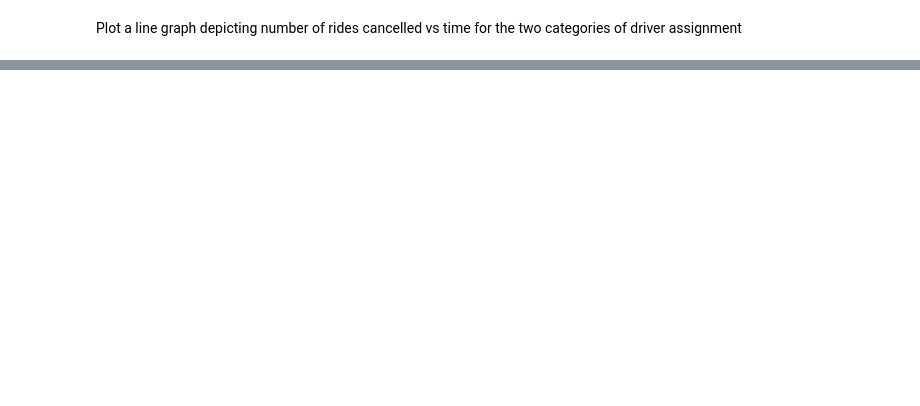
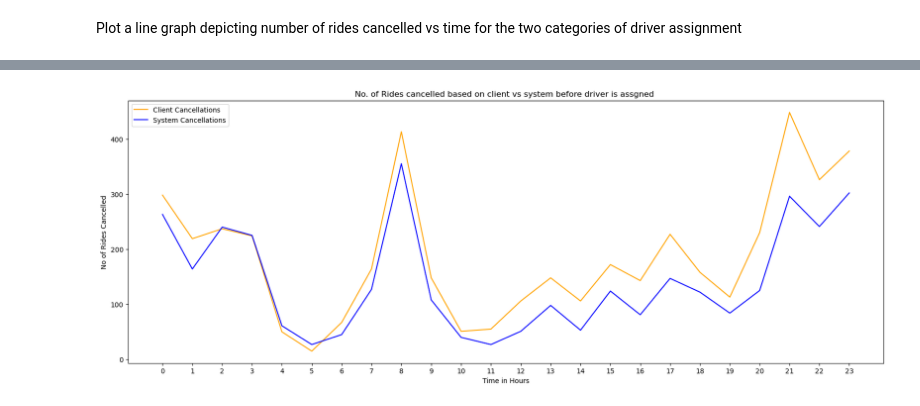
Before and after one commit to pkcommits/Python-Projects, a Jupyter notebook: taxi_analysis/analysis2.ipynb, the cells around one changed output, grey strips where cells are left out. Saved outputs shown, nothing was run; the diff lists cells and outputs as text; code cells hidden in the pictures; blank space fills up the shorter version.

```diff
--- a/taxi_analysis/analysis2.ipynb
+++ b/taxi_analysis/analysis2.ipynb
@@ -46,0 +49,10 @@ group_time_DNA = cancelled_before_assigned.groupby('hour')['hour'].count().reset
+# %%
+
+client_cancelled = cancelled_before_assigned[cancelled_before_assigned['order_status_key'] == 4]
+#print(client_cancelled.info())
+client_cancelled = client_cancelled.groupby('hour')['hour'].count().reset_index(name='rides')
+
+system_cancelled =  cancelled_before_assigned[cancelled_before_assigned['order_status_key'] == 9]
+system_cancelled = system_cancelled.groupby('hour')['hour'].count().reset_index(name='rides')
+print(system_cancelled.info())
+#print(system_cancelled)
@@ -60,0 +85,12 @@ plt.show()
+# %%
+plt.figure(figsize=(20,7))
+plt.plot(client_cancelled['hour'], client_cancelled['rides'], color = 'orange', label = 'Client Cancellations')
+plt.plot(system_cancelled['hour'], system_cancelled['rides'], color = 'blue', label = 'System Cancellations')
+plt.xticks(client_cancelled['hour'])
+plt.title('No. of Rides cancelled based on client vs system before driver is assgned ')
+plt.xlabel('Time in Hours')
+plt.ylabel('No of Rides Cancelled')
+plt.legend()
+plt.show()
+# %% [output]
+[figure, added]
```
Also changed, not shown: parts of 3 cells of this notebook.
